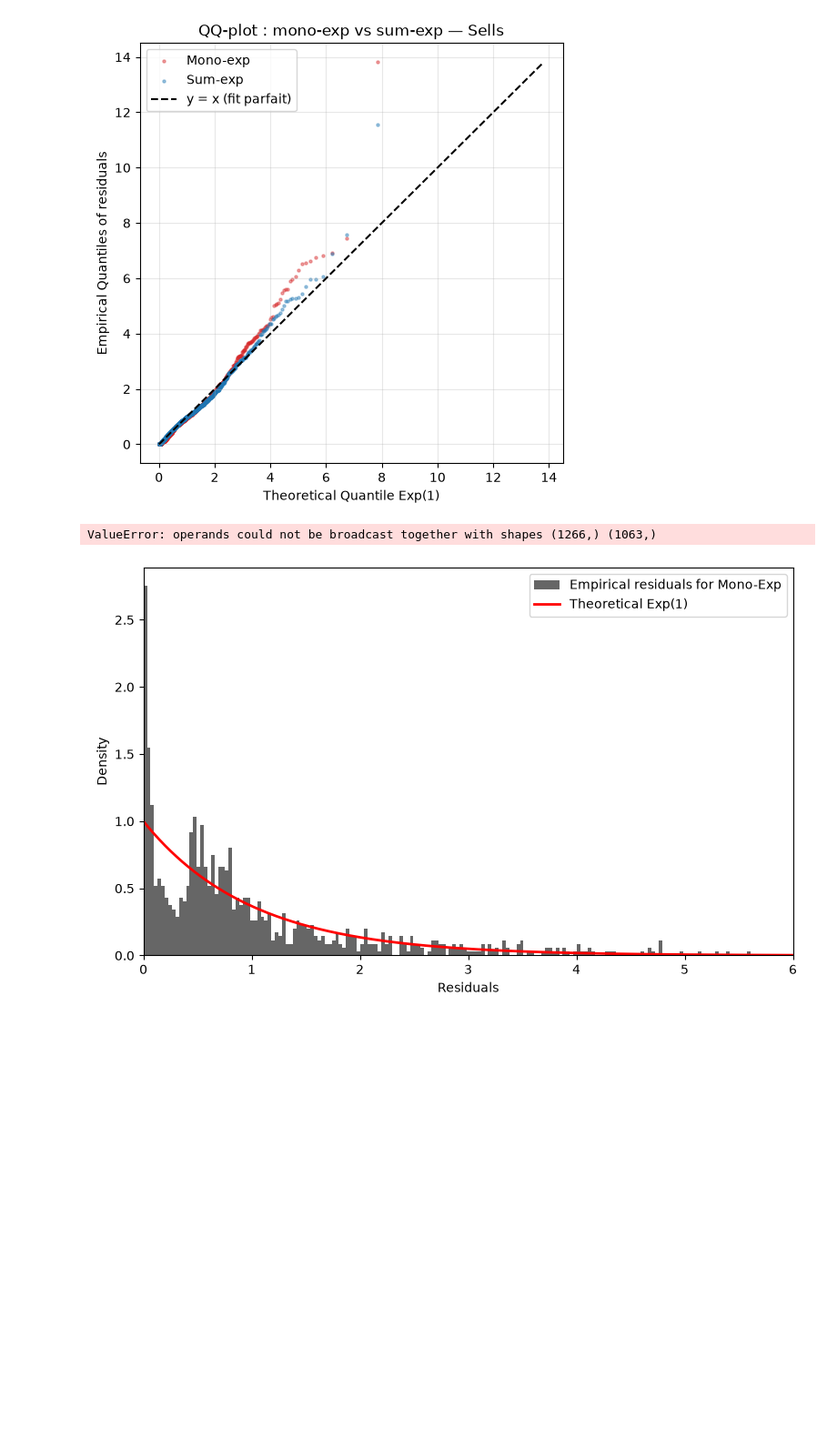
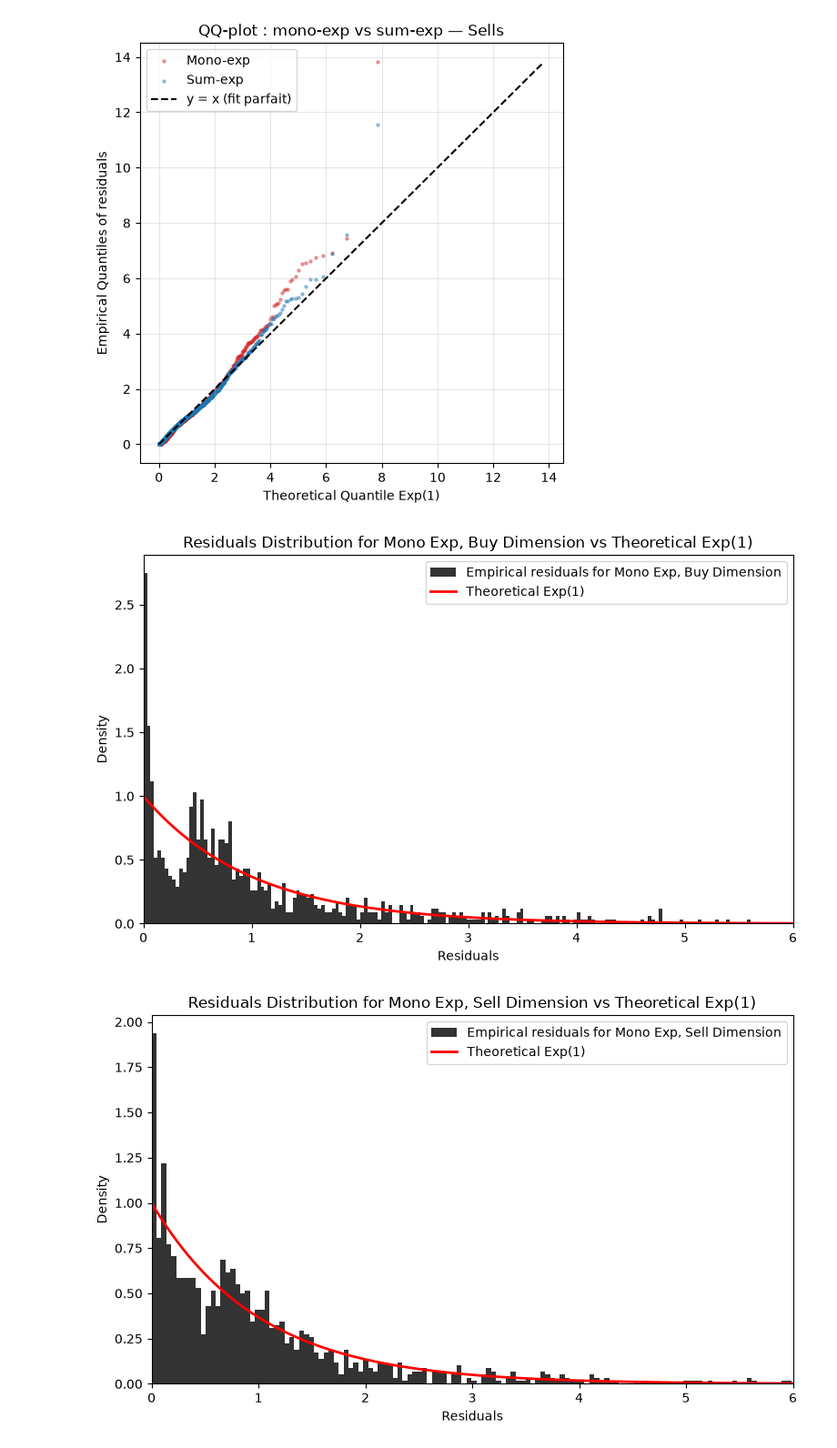
Before and after one commit to Maxime-Skryma/Spread_Crypto, a Jupyter notebook: notebooks/BTC_Hawkes.ipynb, the cells around one changed output. Shown at 91% size. Cells and saved outputs as stored; diff of their text form; code cells hidden in the pictures; blank space fills up the shorter version.

Commit message:
corrections and new plot

```diff
--- a/notebooks/BTC_Hawkes.ipynb
+++ b/notebooks/BTC_Hawkes.ipynb
@@ -182,32 +193,48 @@ qq_overlay(u2, v2, "Sells")
 # %%
 residuals=[u1,u2,v1,v2]
 
 for r in residuals :
     r.sort()
 
+names = [
+    "Mono Exp, Buy Dimension",
+    "Mono Exp, Sell Dimension",
+    "Sum Exp, Buy Dimension",
+    "Sum Exp, Sell Dimension"
+]
 
-fig, ax = plt.subplots(figsize=(8, 5))
+for r, name in zip(residuals, names):
 
+    fig, ax = plt.subplots(figsize=(8, 5))
 
-for r in residuals:
-    if (r==u1 or r==u2):
-        ax.hist(r, bins=300, density=True, alpha=0.6, color='black', label='Empirical residuals for Mono-Exp')
-    else:
-        ax.hist(r, bins=300, density=True, alpha=0.6, color='black', label='Empirical residuals for Sum-Exp')
+    ax.hist(
+        r,
+        bins=300,
+        density=True,
+        alpha=0.8,
+        color='black',
+        label=f'Empirical residuals for {name}'
+    )
 
     x_grid = np.linspace(0, 6, 1000)
-
     pdf_exp = np.exp(-x_grid)
 
-    ax.plot(x_grid, pdf_exp, color='red', lw=2, label='Theoretical Exp(1)')
+    ax.plot(
+        x_grid,
+        pdf_exp,
+        color='red',
+        lw=2,
+        label='Theoretical Exp(1)'
+    )
 
     ax.set_xlim(0, 6)
     ax.set_xlabel('Residuals')
     ax.set_ylabel('Density')
+    ax.set_title(f'Residuals Distribution for {name} vs Theoretical Exp(1)')
     ax.legend(loc='upper right')
 
     plt.tight_layout()
-plt.show()
+    plt.show()
 # %% [output]
-ValueError: operands could not be broadcast together with shapes (1266,) (1063,)
-[figure, old version]
+[figure, new version]
+[figure, added]
```
Also changed, not shown: parts of 3 cells of this notebook, 2 other files.
